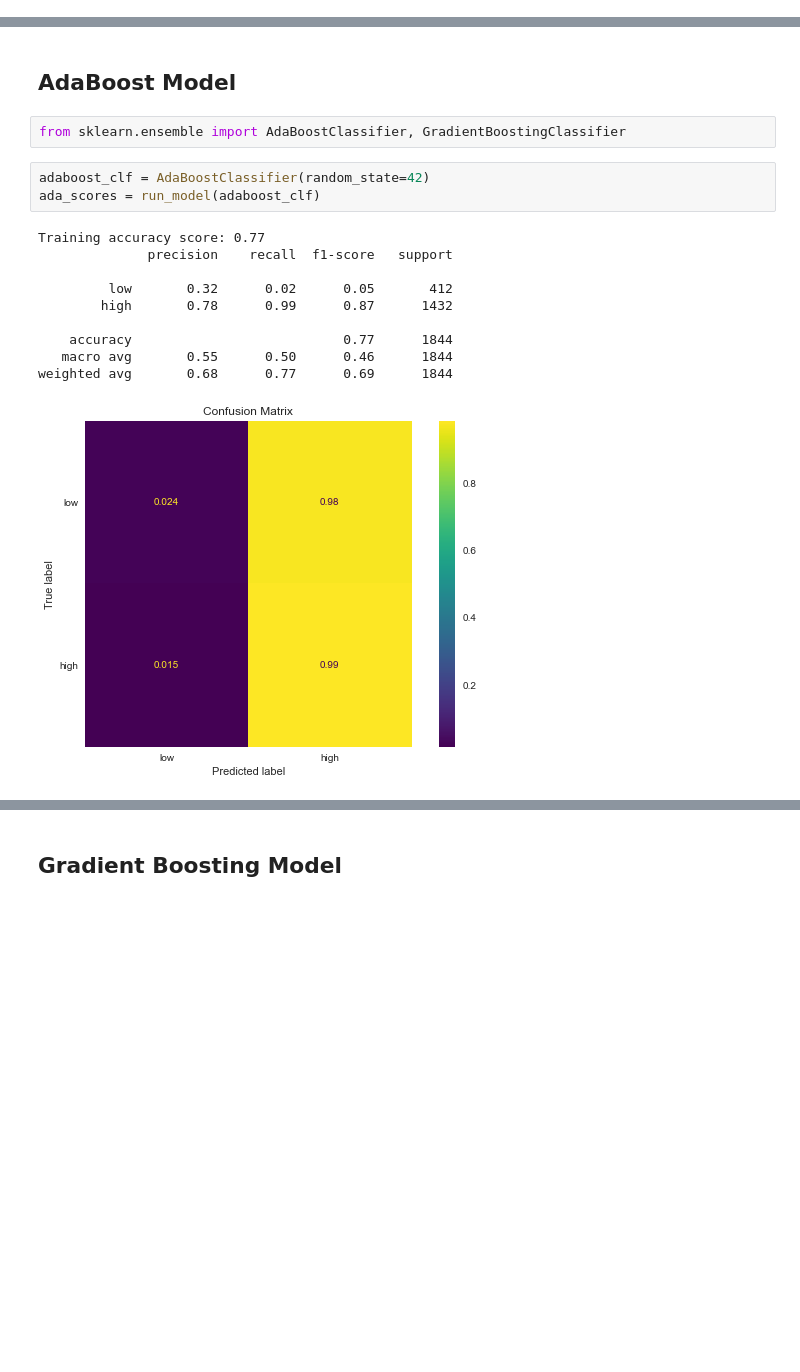
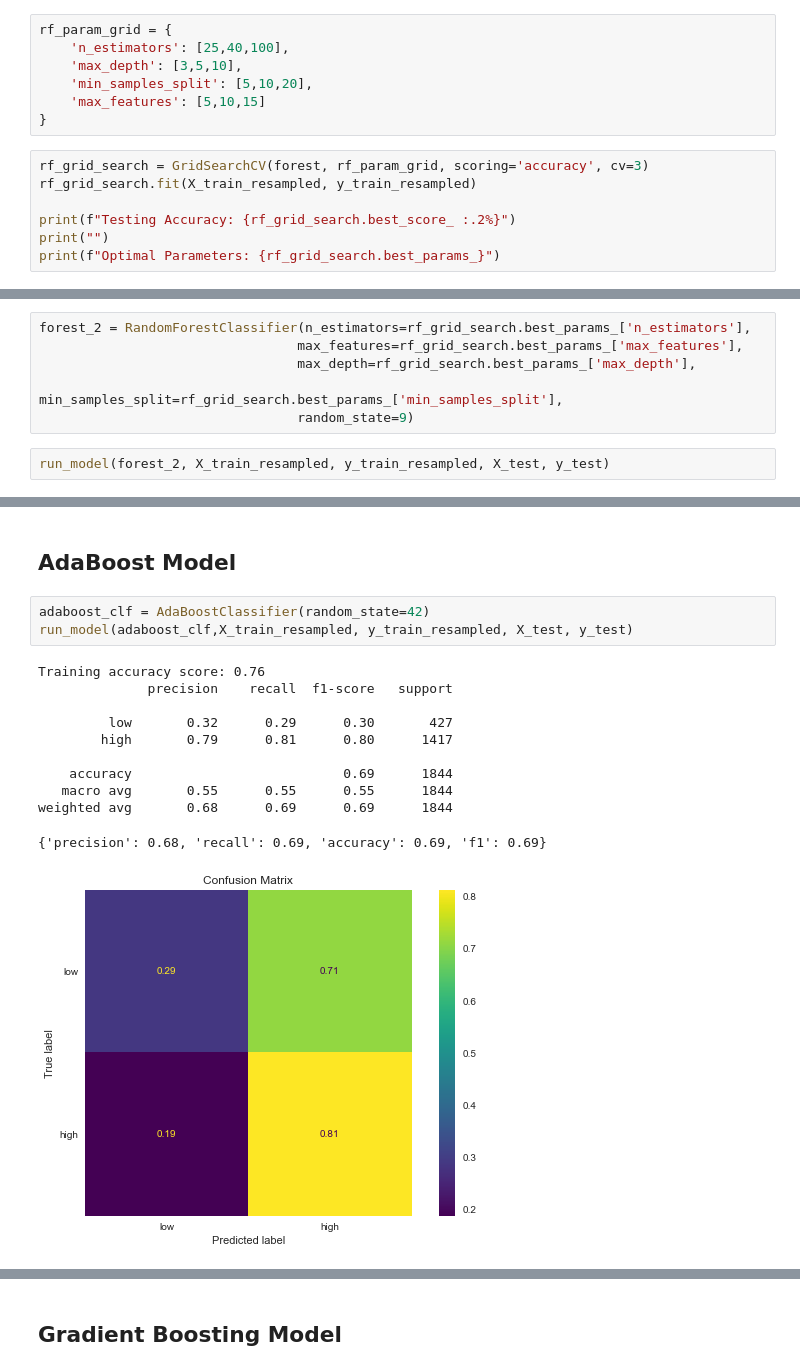
Before and after one commit to Sammyknee/nashville_airbnb_housing, a Jupyter notebook: Classification_EDA.ipynb, the cells around one changed output, grey strips where cells are left out. Saved outputs shown, nothing was run; the diff lists cells and outputs as text; blank space fills up the shorter version.

```diff
--- a/Classification_EDA.ipynb
+++ b/Classification_EDA.ipynb
@@ -776,0 +877,14 @@ weighted avg       0.74      0.76      0.75      1844
+# %%
+rf_param_grid = {
+    'n_estimators': [25,40,100],
+    'max_depth': [3,5,10],
+    'min_samples_split': [5,10,20],
+    'max_features': [5,10,15]
+}
+# %%
+rf_grid_search = GridSearchCV(forest, rf_param_grid, scoring='accuracy', cv=3)
+rf_grid_search.fit(X_train_resampled, y_train_resampled)
+
+print(f"Testing Accuracy: {rf_grid_search.best_score_ :.2%}")
+print("")
+print(f"Optimal Parameters: {rf_grid_search.best_params_}")
@@ -776,0 +895,8 @@ weighted avg       0.74      0.76      0.75      1844
+# %%
+forest_2 = RandomForestClassifier(n_estimators=rf_grid_search.best_params_['n_estimators'],
+                                 max_features=rf_grid_search.best_params_['max_features'],
+                                 max_depth=rf_grid_search.best_params_['max_depth'],
+                                 min_samples_split=rf_grid_search.best_params_['min_samples_split'],
+                                 random_state=9)
+# %%
+run_model(forest_2, X_train_resampled, y_train_resampled, X_test, y_test)
@@ -777,21 +915,20 @@ weighted avg       0.74      0.76      0.75      1844
 # %% [markdown]
 ## AdaBoost Model
-# %%
-from sklearn.ensemble import AdaBoostClassifier, GradientBoostingClassifier
 # %%
 adaboost_clf = AdaBoostClassifier(random_state=42)
-ada_scores = run_model(adaboost_clf)
+run_model(adaboost_clf,X_train_resampled, y_train_resampled, X_test, y_test)
 # %% [output]
-Training accuracy score: 0.77
+Training accuracy score: 0.76
               precision    recall  f1-score   support
 
-         low       0.32      0.02      0.05       412
-        high       0.78      0.99      0.87      1432
+         low       0.32      0.29      0.30       427
+        high       0.79      0.81      0.80      1417
 
-    accuracy                           0.77      1844
-   macro avg       0.55      0.50      0.46      1844
-weighted avg       0.68      0.77      0.69      1844
+    accuracy                           0.69      1844
+   macro avg       0.55      0.55      0.55      1844
+weighted avg       0.68      0.69      0.69      1844
+{'precision': 0.68, 'recall': 0.69, 'accuracy': 0.69, 'f1': 0.69}
-[figure, old version]
+[figure, new version]
 # %%
 plot_top_10_features(adaboost_clf, 'Adaboost')
 # %% [output]
```
Also changed, not shown: parts of 79 cells of this notebook, 8 other files.
